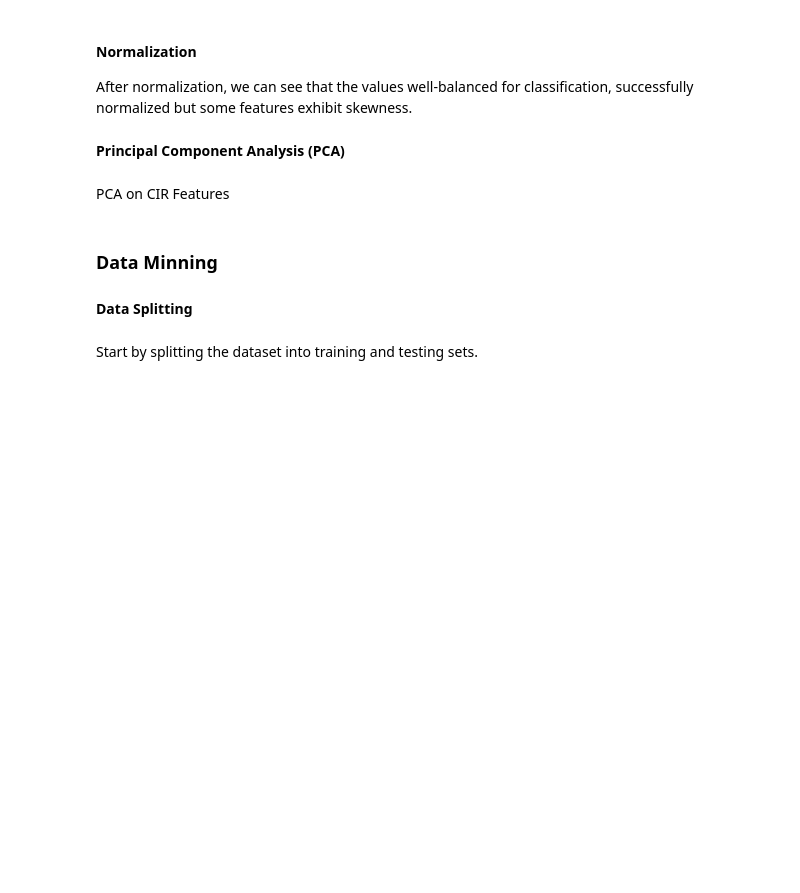
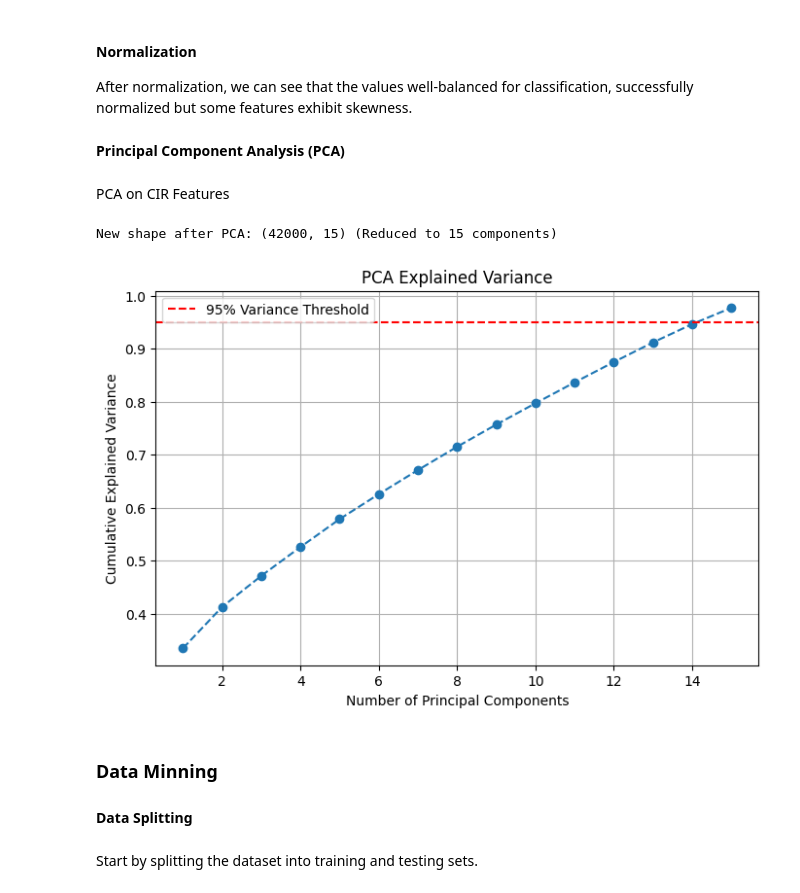
Before and after one commit to janaveniice/UoG-DA_Group17, a Jupyter notebook: los-nlos-model/model.ipynb, the cells around one changed output. Drawn from its saved outputs; the diff is of its cells as text; code cells hidden in the pictures; blank space fills up the shorter version.

```diff
--- a/los-nlos-model/model.ipynb
+++ b/los-nlos-model/model.ipynb
@@ -609,41 +796,58 @@ X_test = pd.DataFrame(X_test_scaled, columns=X.columns)
 # %% [markdown]
 PCA on CIR Features
 # %%
+from sklearn.preprocessing import StandardScaler
+from sklearn.decomposition import PCA
+import numpy as np
+import matplotlib.pyplot as plt
+
+cir_features = [f"CIR{i}" for i in range(1000, 1016)]
+
 # Step 3: PCA for CIR Features
 X_cir = df_clean[cir_features]
 
 # Standardization before PCA
 scaler = StandardScaler()
 X_cir_scaled = scaler.fit_transform(X_cir)
 
 # PCA Analysis
 pca = PCA(n_components=0.95)  # Retain 95% variance
 X_cir_pca = pca.fit_transform(X_cir_scaled)
 reduced_features = X_cir_pca.shape[1]
 
-print(f"New shape after PCA: {X_cir_pca.shape} (Reduced to {reduced_features} components)")
+print(
+    f"New shape after PCA: {X_cir_pca.shape} (Reduced to {reduced_features} components)"
+)
 
 # Convert PCA-transformed data into a DataFrame
 pca_feature_names = [f"PCA_{i}" for i in range(reduced_features)]
 df_pca = pd.DataFrame(X_cir_pca, columns=pca_feature_names)
 
 # Remove original CIR features and replace with PCA-transformed data
 df_clean = df_clean.drop(columns=cir_features).reset_index(drop=True)
 df_clean = pd.concat([df_clean, df_pca], axis=1)
 
 # Plot PCA Explained Variance
 explained_variance_ratio = pca.explained_variance_ratio_
 cumulative_variance = np.cumsum(explained_variance_ratio)
 
 plt.figure(figsize=(8, 5))
-plt.plot(range(1, len(cumulative_variance) + 1), cumulative_variance, marker="o", linestyle="--")
+plt.plot(
+    range(1, len(cumulative_variance) + 1),
+    cumulative_variance,
+    marker="o",
+    linestyle="--",
+)
 plt.axhline(y=0.95, color="r", linestyle="--", label="95% Variance Threshold")
 plt.xlabel("Number of Principal Components")
 plt.ylabel("Cumulative Explained Variance")
 plt.title("PCA Explained Variance")
 plt.legend()
 plt.grid(True)
 plt.show()
+# %% [output]
+New shape after PCA: (42000, 15) (Reduced to 15 components)
+[figure, added]
 # %% [markdown]
 ### **Data Minning**
 
```
Also changed, not shown: parts of 32 cells of this notebook, 8 other files.
